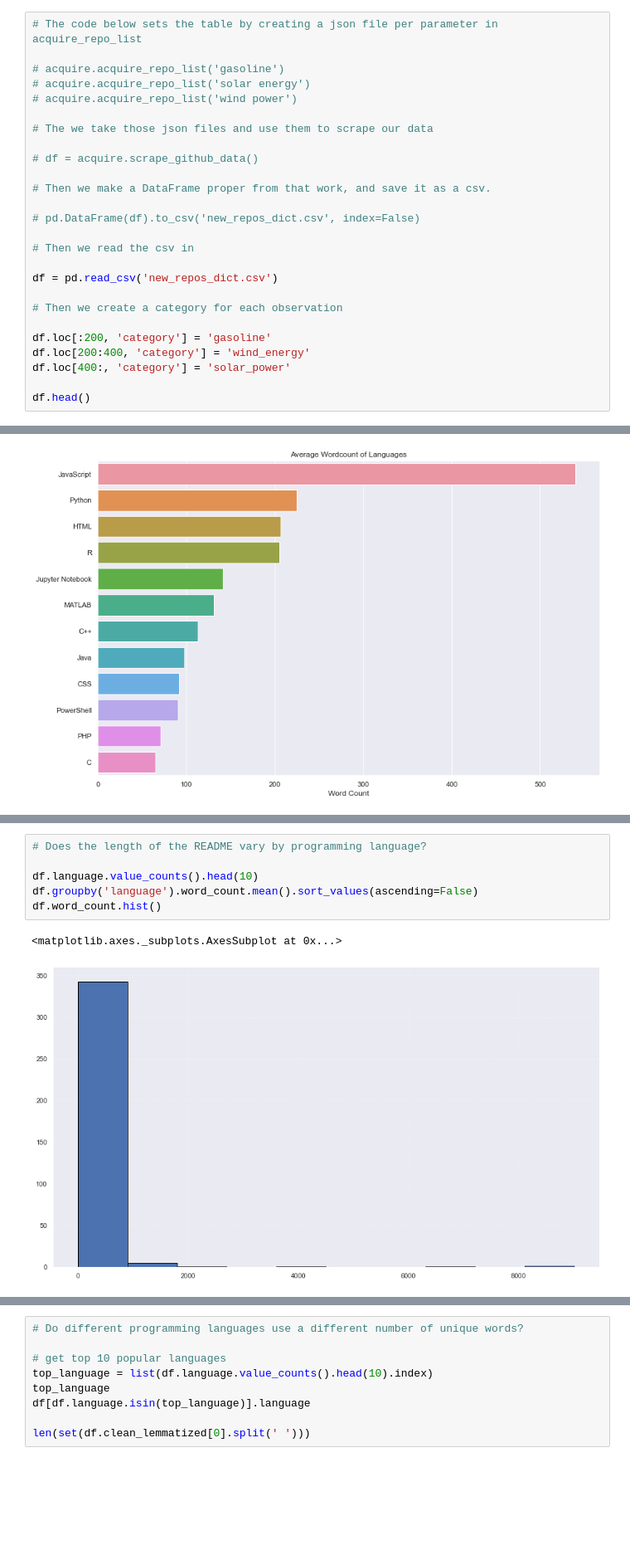
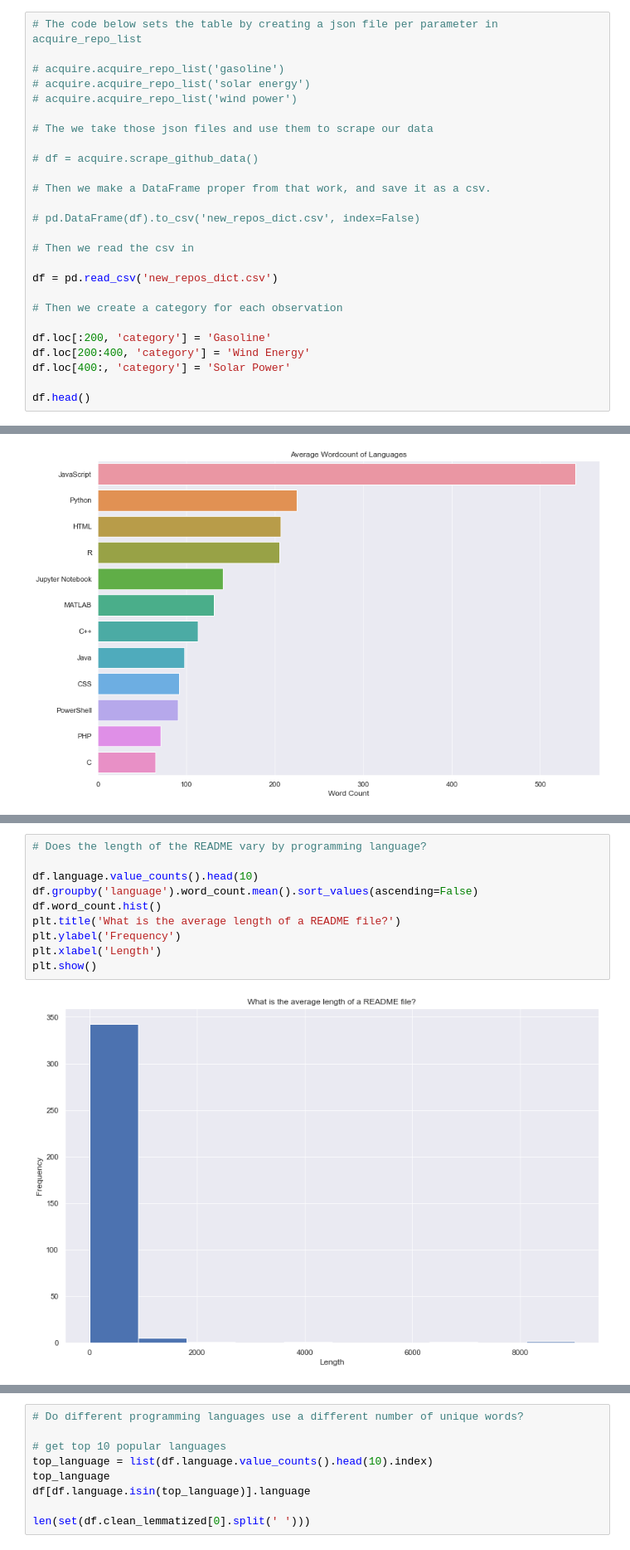
Before and after one commit to github-nlp-project/nlp-project, a Jupyter notebook: github_nlp_notebook.ipynb, the cells around one changed output, grey strips where cells are left out. Shown at 83% size. Saved outputs shown, nothing was run; the diff lists cells and outputs as text; blank space fills up the shorter version.

```diff
--- a/github_nlp_notebook.ipynb
+++ b/github_nlp_notebook.ipynb
@@ -99,9 +99,9 @@ df = pd.read_csv('new_repos_dict.csv')
 
 # Then we create a category for each observation
 
-df.loc[:200, 'category'] = 'gasoline'
-df.loc[200:400, 'category'] = 'wind_energy'
-df.loc[400:, 'category'] = 'solar_power'
+df.loc[:200, 'category'] = 'Gasoline'
+df.loc[200:400, 'category'] = 'Wind Energy'
+df.loc[400:, 'category'] = 'Solar Power'
 
 df.head()
 # %% [output]
@@ -329,11 +327,14 @@ plt.savefig('slide2.jpg')
 # %%
 # Does the length of the README vary by programming language?
 
 df.language.value_counts().head(10)
 df.groupby('language').word_count.mean().sort_values(ascending=False)
 df.word_count.hist()
+plt.title('What is the average length of a README file?')
+plt.ylabel('Frequency')
+plt.xlabel('Length')
+plt.show()
 # %% [output]
-<matplotlib.axes._subplots.AxesSubplot at 0x...>
-[figure, old version]
+[figure, new version]
 # %%
 # swarm plot for energy category and README word counts
```
Also changed, not shown: parts of 36 cells of this notebook, 1 other file.
